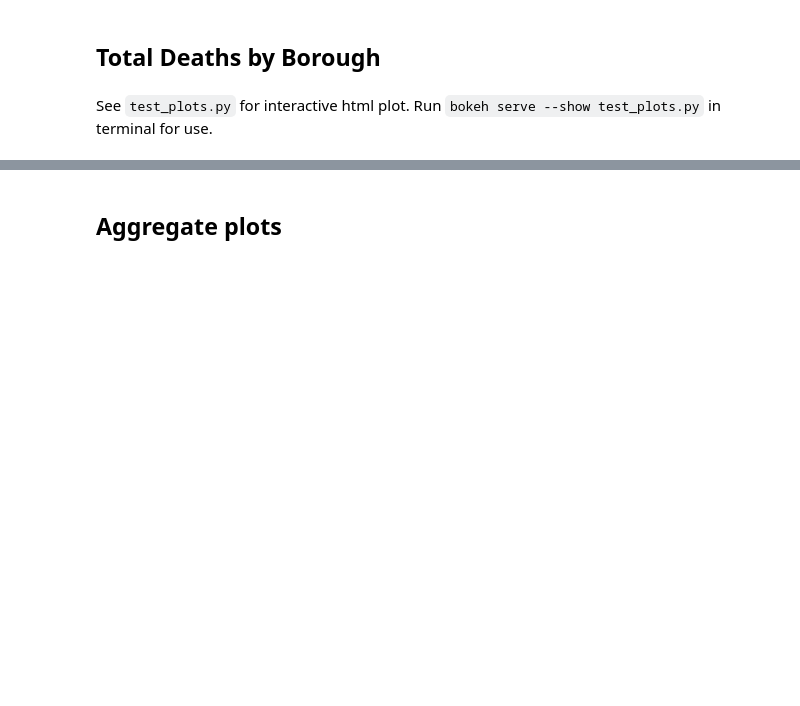
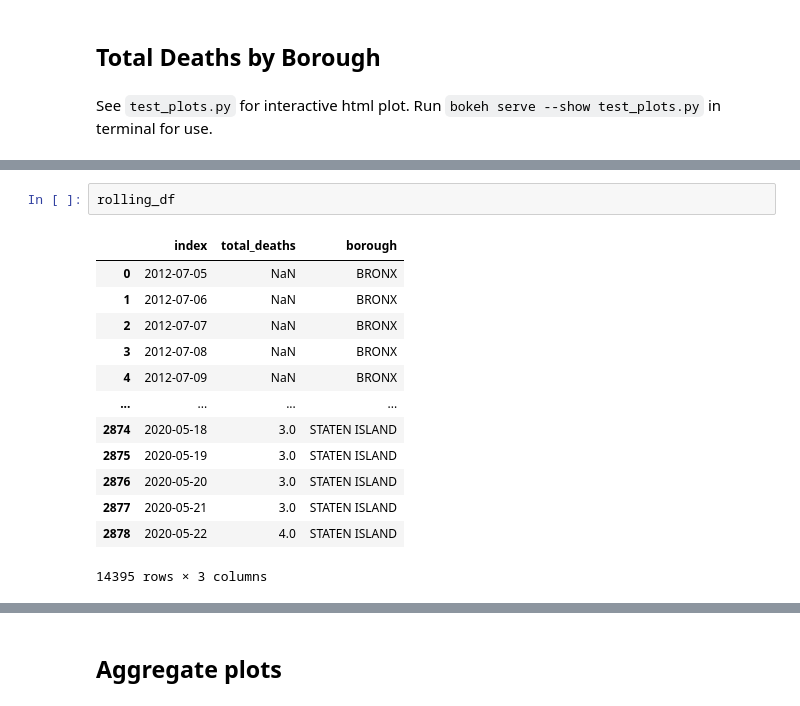
Before and after one commit to Shampjeff/nyc_pedestrian_deaths_dashboard, a Jupyter notebook: Pedestrian_deaths_dashbord_dev.ipynb, the cells around one changed output, grey strips where cells are left out. Cells and saved outputs as stored; diff of their text form; blank space fills up the shorter version.

```diff
--- a/Pedestrian_deaths_dashbord_dev.ipynb
+++ b/Pedestrian_deaths_dashbord_dev.ipynb
@@ -96,3 +75,19 @@ sorted(df.borough.unique().tolist())
 # %% [output]
 ['BRONX', 'BROOKLYN', 'MANHATTAN', 'QUEENS', 'STATEN ISLAND']
+# %%
+rolling_df
+# %% [output]
+|  | index | total_deaths | borough |
+| 0 | 2012-07-05 | NaN | BRONX |
+| 1 | 2012-07-06 | NaN | BRONX |
+| 2 | 2012-07-07 | NaN | BRONX |
+| 3 | 2012-07-08 | NaN | BRONX |
+| 4 | 2012-07-09 | NaN | BRONX |
+| ... | ... | ... | ... |
+| 2874 | 2020-05-18 | 3.0 | STATEN ISLAND |
+| 2875 | 2020-05-19 | 3.0 | STATEN ISLAND |
+| 2876 | 2020-05-20 | 3.0 | STATEN ISLAND |
+| 2877 | 2020-05-21 | 3.0 | STATEN ISLAND |
+| 2878 | 2020-05-22 | 4.0 | STATEN ISLAND |
+14395 rows × 3 columns
 # %%
```
Also changed, not shown: parts of 14 cells of this notebook, 1 other file.
